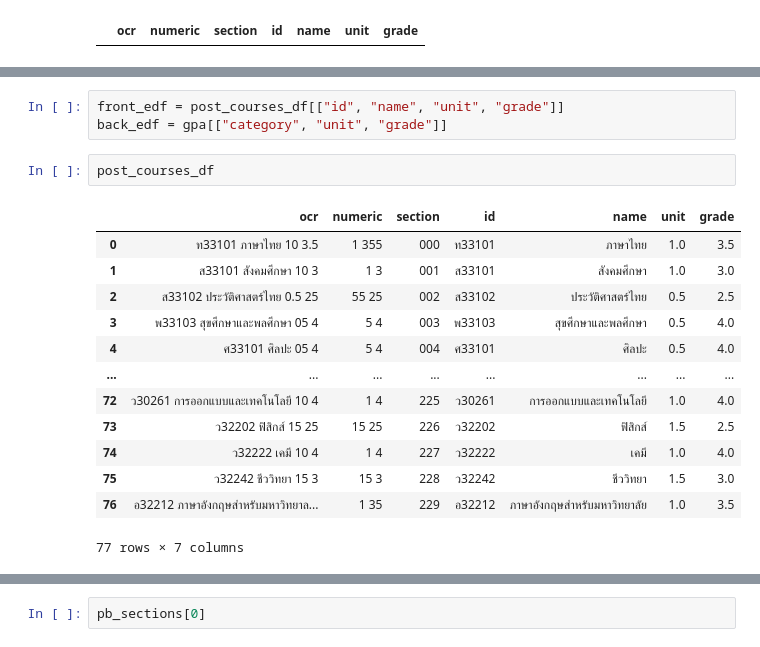
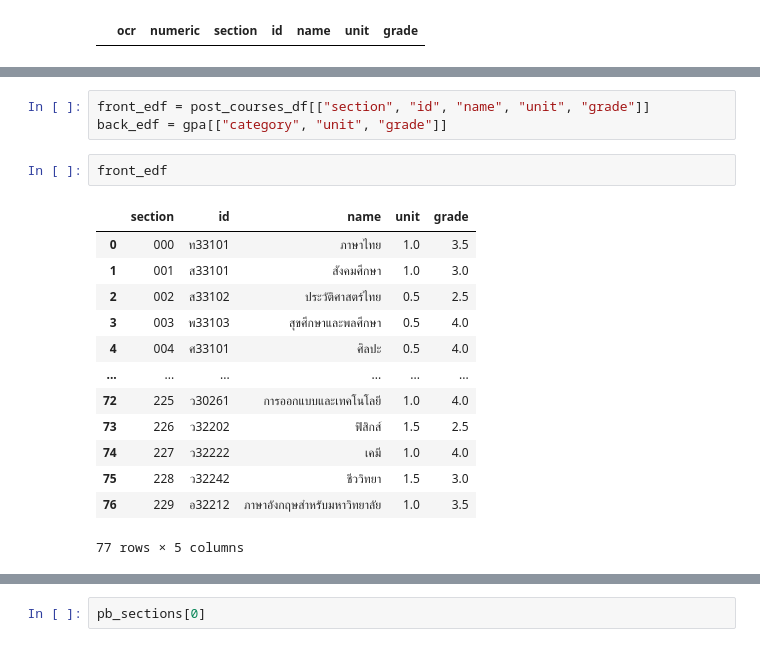
Before and after one commit to OhmSuphanat/transOCR, a Jupyter notebook: main.ipynb, the cells around one changed output, grey strips where cells are left out. Drawn from its saved outputs; the diff is of its cells as text.

```diff
--- a/main.ipynb
+++ b/main.ipynb
@@ -49,21 +51,21 @@ Speed: 3.5ms preprocess, 868.0ms inference, 0.5ms postprocess per image at shape
 | 8 | การศึกษาค้นคว้าด้วยตนเอง (!5) 1.5... | ศึกษาค้นคว้าด้วยตนเอง | 1.500 | 4.00 |
 | 9 | ผลการเรียนเฉลี่ยตลอดหลักสูตร 77.5... | ผลการเรียน | 0.775 | 3.65 |
 # %%
-front_edf = post_courses_df[["id", "name", "unit", "grade"]]
+front_edf = post_courses_df[["section", "id", "name", "unit", "grade"]]
 back_edf = gpa[["category", "unit", "grade"]]
-# %%
-post_courses_df
-# %% [output]
-|  | ocr | numeric | section | id | name | unit | grade |
-| 0 | ท33101 ภาษาไทย 10 3.5 | 1 355 | 000 | ท33101 | ภาษาไทย | 1.0 | 3.5 |
-| 1 | ส33101 สังคมศึกษา 10 3 | 1 3 | 001 | ส33101 | สังคมศึกษา | 1.0 | 3.0 |
-| 2 | ส33102 ประวัติศาสตร์ไทย 0.5 25 | 55 25 | 002 | ส33102 | ประวัติศาสตร์ไทย | 0.5 | 2.5 |
-| 3 | พ33103 สุขศึกษาและพลศึกษา 05 4 | 5 4 | 003 | พ33103 | สุขศึกษาและพลศึกษา | 0.5 | 4.0 |
-| 4 | ศ33101 ศิลปะ 05 4 | 5 4 | 004 | ศ33101 | ศิลปะ | 0.5 | 4.0 |
-| ... | ... | ... | ... | ... | ... | ... | ... |
-| 72 | ว30261 การออกแบบและเทคโนโลยี 10 4 | 1 4 | 225 | ว30261 | การออกแบบและเทคโนโลยี | 1.0 | 4.0 |
-| 73 | ว32202 ฟิสิกส์ 15 25 | 15 25 | 226 | ว32202 | ฟิสิกส์ | 1.5 | 2.5 |
-| 74 | ว32222 เคมี 10 4 | 1 4 | 227 | ว32222 | เคมี | 1.0 | 4.0 |
-| 75 | ว32242 ชีววิทยา 15 3 | 15 3 | 228 | ว32242 | ชีววิทยา | 1.5 | 3.0 |
-| 76 | อ32212 ภาษาอังกฤษสําหรับมหาวิทยาล... | 1 35 | 229 | อ32212 | ภาษาอังกฤษสําหรับมหาวิทยาลัย | 1.0 | 3.5 |
-77 rows × 7 columns
+# %%
+front_edf
+# %% [output]
+|  | section | id | name | unit | grade |
+| 0 | 000 | ท33101 | ภาษาไทย | 1.0 | 3.5 |
+| 1 | 001 | ส33101 | สังคมศึกษา | 1.0 | 3.0 |
+| 2 | 002 | ส33102 | ประวัติศาสตร์ไทย | 0.5 | 2.5 |
+| 3 | 003 | พ33103 | สุขศึกษาและพลศึกษา | 0.5 | 4.0 |
+| 4 | 004 | ศ33101 | ศิลปะ | 0.5 | 4.0 |
+| ... | ... | ... | ... | ... | ... |
+| 72 | 225 | ว30261 | การออกแบบและเทคโนโลยี | 1.0 | 4.0 |
+| 73 | 226 | ว32202 | ฟิสิกส์ | 1.5 | 2.5 |
+| 74 | 227 | ว32222 | เคมี | 1.0 | 4.0 |
+| 75 | 228 | ว32242 | ชีววิทยา | 1.5 | 3.0 |
+| 76 | 229 | อ32212 | ภาษาอังกฤษสําหรับมหาวิทยาลัย | 1.0 | 3.5 |
+77 rows × 5 columns
```
Also changed, not shown: parts of 5 cells of this notebook, 3 other files.
